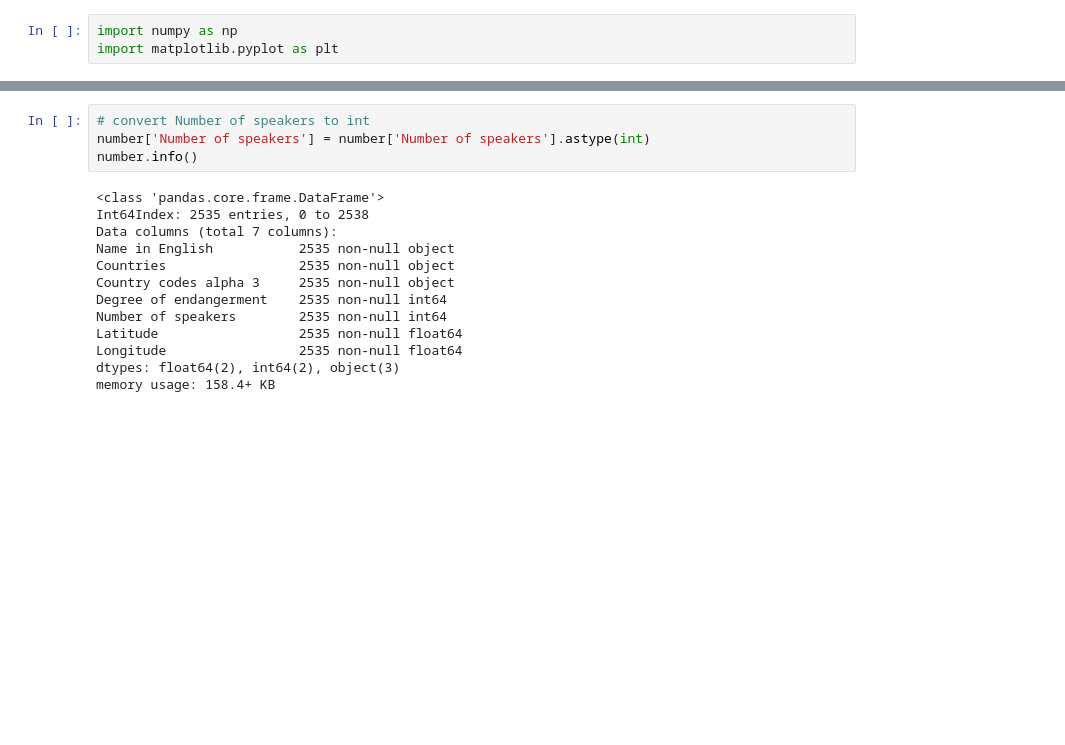
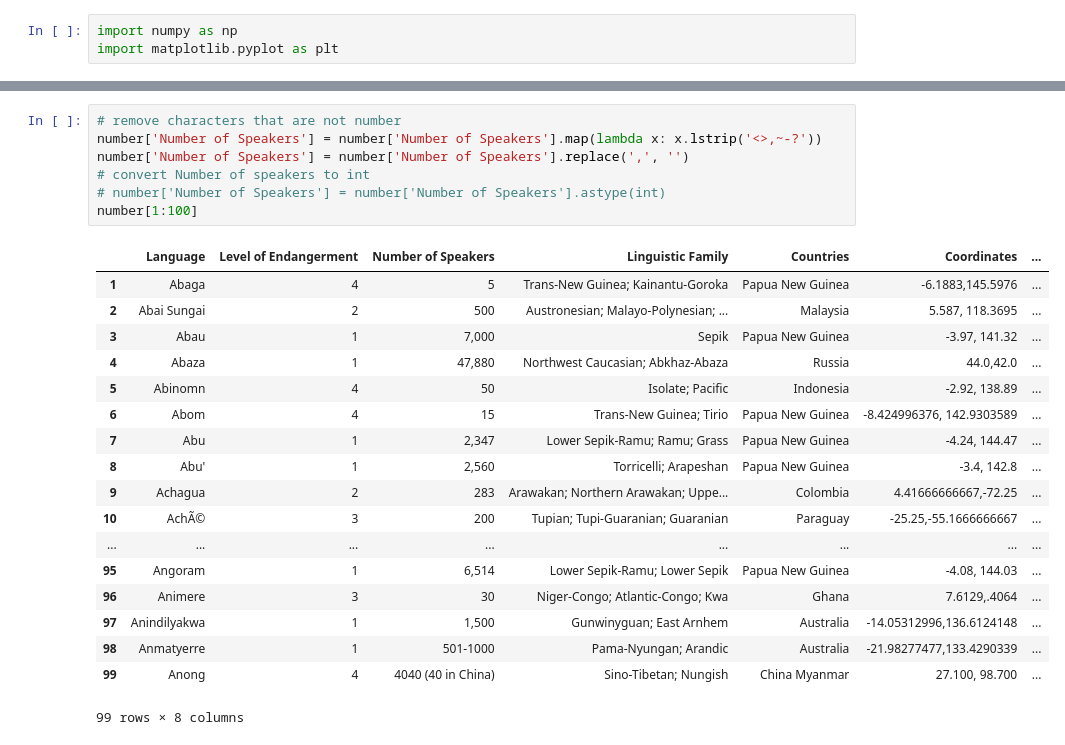
Before and after one commit to wendyrliang/EndangeredLanguages, a Jupyter notebook: Endangered_map.ipynb, the cells around one changed output, grey strips where cells are left out. Cells and saved outputs as stored; diff of their text form; blank space fills up the shorter version.

```diff
--- a/Endangered_map.ipynb
+++ b/Endangered_map.ipynb
@@ -399,20 +394,29 @@ memory usage: 158.4+ KB
 # %%
+# remove characters that are not number
+number['Number of Speakers'] = number['Number of Speakers'].map(lambda x: x.lstrip('<>,~-?'))
+number['Number of Speakers'] = number['Number of Speakers'].replace(',', '')
 # convert Number of speakers to int
-number['Number of speakers'] = number['Number of speakers'].astype(int)
-number.info()
+# number['Number of Speakers'] = number['Number of Speakers'].astype(int)
+number[1:100]
 # %% [output]
+|  | Language | Level of Endangerment | Number of Speakers | Linguistic Family | Countries | Coordinates | ... |
+| 1 | Abaga | 4 | 5 | Trans-New Guinea; Kainantu-Goroka | Papua New Guinea | -6.1883,145.5976 | ... |
+| 2 | Abai Sungai | 2 | 500 | Austronesian; Malayo-Polynesian; ... | Malaysia | 5.587, 118.3695 | ... |
+| 3 | Abau | 1 | 7,000 | Sepik | Papua New Guinea | -3.97, 141.32 | ... |
+| 4 | Abaza | 1 | 47,880 | Northwest Caucasian; Abkhaz-Abaza | Russia | 44.0,42.0 | ... |
+| 5 | Abinomn | 4 | 50 | Isolate; Pacific | Indonesia | -2.92, 138.89 | ... |
+| 6 | Abom | 4 | 15 | Trans-New Guinea; Tirio | Papua New Guinea | -8.424996376, 142.9303589 | ... |
+| 7 | Abu | 1 | 2,347 | Lower Sepik-Ramu; Ramu; Grass | Papua New Guinea | -4.24, 144.47 | ... |
+| 8 | Abu' | 1 | 2,560 | Torricelli; Arapeshan | Papua New Guinea | -3.4, 142.8 | ... |
+| 9 | Achagua | 2 | 283 | Arawakan; Northern Arawakan; Uppe... | Colombia | 4.41666666667,-72.25 | ... |
+| 10 | AchÃ© | 3 | 200 | Tupian; Tupi-Guaranian; Guaranian | Paraguay | -25.25,-55.1666666667 | ... |
+| ... | ... | ... | ... | ... | ... | ... | ... |
+| 95 | Angoram | 1 | 6,514 | Lower Sepik-Ramu; Lower Sepik | Papua New Guinea | -4.08, 144.03 | ... |
+| 96 | Animere | 3 | 30 | Niger-Congo; Atlantic-Congo; Kwa | Ghana | 7.6129,.4064 | ... |
+| 97 | Anindilyakwa | 1 | 1,500 | Gunwinyguan; East Arnhem | Australia | -14.05312996,136.6124148 | ... |
+| 98 | Anmatyerre | 1 | 501-1000 | Pama-Nyungan; Arandic | Australia | -21.98277477,133.4290339 | ... |
+| 99 | Anong | 4 | 4040 (40 in China) | Sino-Tibetan; Nungish | China Myanmar | 27.100, 98.700 | ... |
-<class 'pandas.core.frame.DataFrame'>
-Int64Index: 2535 entries, 0 to 2538
-Data columns (total 7 columns):
-Name in English           2535 non-null object
-Countries                 2535 non-null object
-Country codes alpha 3     2535 non-null object
-Degree of endangerment    2535 non-null int64
-Number of speakers        2535 non-null int64
-Latitude                  2535 non-null float64
-Longitude                 2535 non-null float64
-dtypes: float64(2), int64(2), object(3)
-memory usage: 158.4+ KB
+99 rows × 8 columns
 # %%
 # scatter plot
 plt.figure()
```
Also changed, not shown: parts of 14 cells of this notebook, 6 other files.
